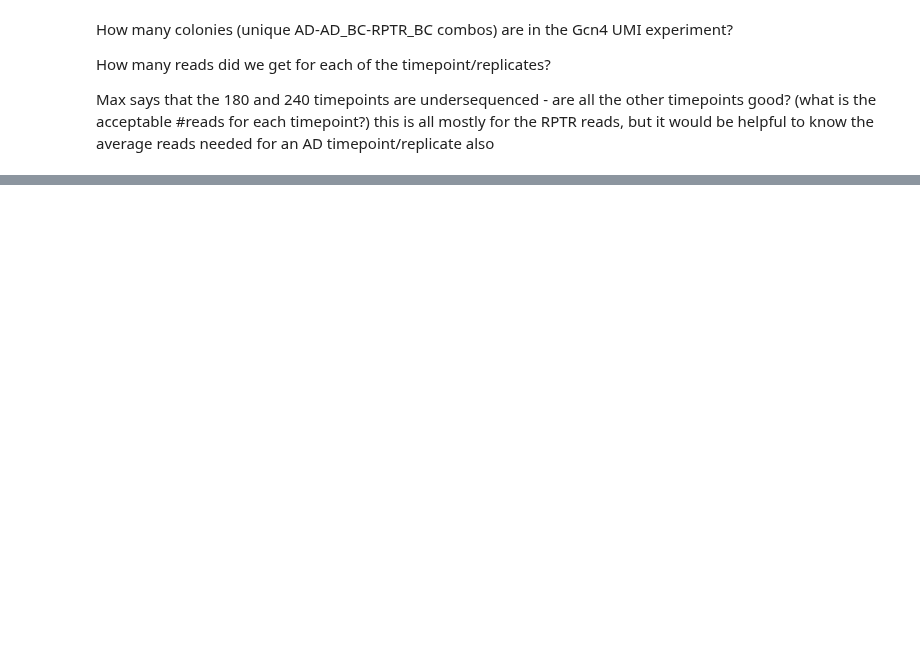
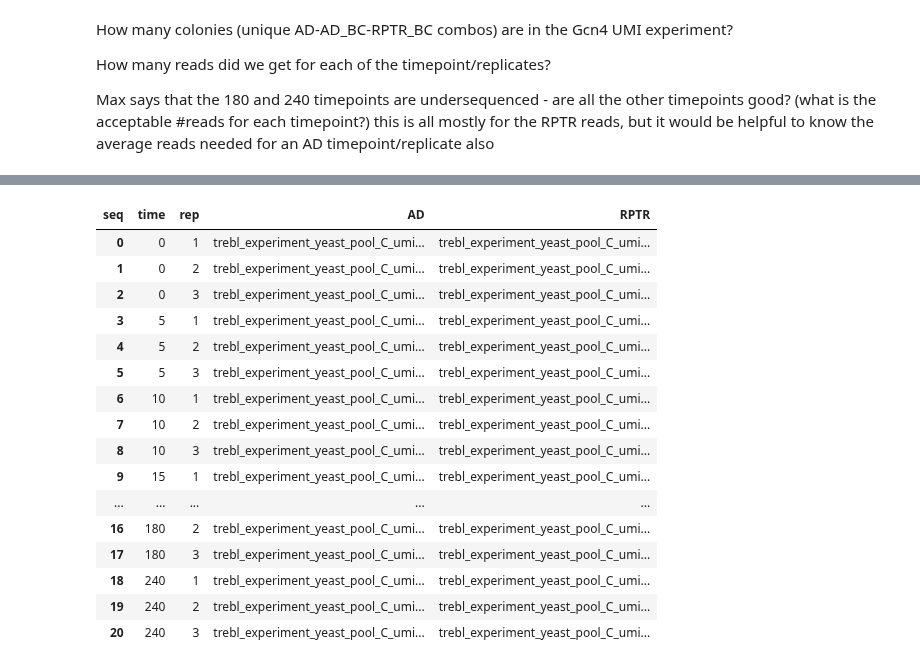
Before and after one commit to sanjanakotha/TREBL-analysis, a Jupyter notebook: notebooks/GCN4/MZ Colony Count Questions.ipynb, the cells around one changed output, grey strips where cells are left out. Saved outputs shown, nothing was run; the diff lists cells and outputs as text; code cells hidden in the pictures; blank space fills up the shorter version.

```diff
--- a/notebooks/GCN4/MZ Colony Count Questions.ipynb
+++ b/notebooks/GCN4/MZ Colony Count Questions.ipynb
@@ -29,0 +105,22 @@ this is all mostly for the RPTR reads, but it would be helpful to know the avera
+# %%
+table_names_pivot = pd.pivot(columns = "seq", index= ["time", "rep"], values = 'id', data = reads_per_sample)
+table_names_pivot = table_names_pivot.reset_index()
+table_names_pivot
+# %% [output]
+| seq | time | rep | AD | RPTR |
+| 0 | 0 | 1 | trebl_experiment_yeast_pool_C_umi... | trebl_experiment_yeast_pool_C_umi... |
+| 1 | 0 | 2 | trebl_experiment_yeast_pool_C_umi... | trebl_experiment_yeast_pool_C_umi... |
+| 2 | 0 | 3 | trebl_experiment_yeast_pool_C_umi... | trebl_experiment_yeast_pool_C_umi... |
+| 3 | 5 | 1 | trebl_experiment_yeast_pool_C_umi... | trebl_experiment_yeast_pool_C_umi... |
+| 4 | 5 | 2 | trebl_experiment_yeast_pool_C_umi... | trebl_experiment_yeast_pool_C_umi... |
+| 5 | 5 | 3 | trebl_experiment_yeast_pool_C_umi... | trebl_experiment_yeast_pool_C_umi... |
+| 6 | 10 | 1 | trebl_experiment_yeast_pool_C_umi... | trebl_experiment_yeast_pool_C_umi... |
+| 7 | 10 | 2 | trebl_experiment_yeast_pool_C_umi... | trebl_experiment_yeast_pool_C_umi... |
+| 8 | 10 | 3 | trebl_experiment_yeast_pool_C_umi... | trebl_experiment_yeast_pool_C_umi... |
+| 9 | 15 | 1 | trebl_experiment_yeast_pool_C_umi... | trebl_experiment_yeast_pool_C_umi... |
+| ... | ... | ... | ... | ... |
+| 16 | 180 | 2 | trebl_experiment_yeast_pool_C_umi... | trebl_experiment_yeast_pool_C_umi... |
+| 17 | 180 | 3 | trebl_experiment_yeast_pool_C_umi... | trebl_experiment_yeast_pool_C_umi... |
+| 18 | 240 | 1 | trebl_experiment_yeast_pool_C_umi... | trebl_experiment_yeast_pool_C_umi... |
+| 19 | 240 | 2 | trebl_experiment_yeast_pool_C_umi... | trebl_experiment_yeast_pool_C_umi... |
+| 20 | 240 | 3 | trebl_experiment_yeast_pool_C_umi... | trebl_experiment_yeast_pool_C_umi... |
```
Also changed, not shown: parts of 16 cells of this notebook, 36 other files.
